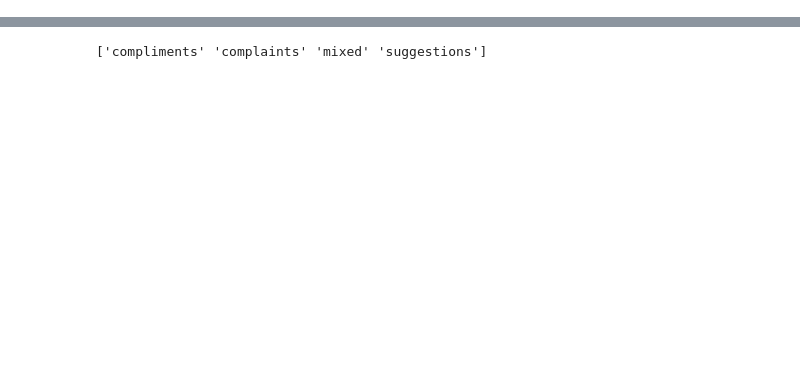
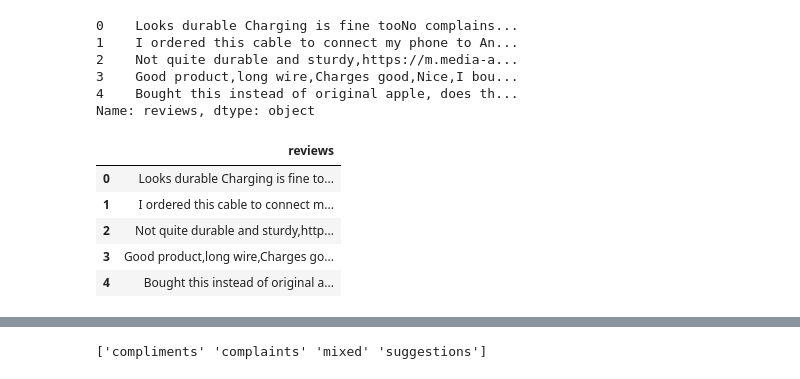
Before and after one commit to Scherzo8/Customer-Feedback-Analysis, a Jupyter notebook: notebook/label_dataset.ipynb, the cells around one changed output, grey strips where cells are left out. Cells and saved outputs as stored; diff of their text form; code cells hidden in the pictures; blank space fills up the shorter version.

```diff
--- a/notebook/label_dataset.ipynb
+++ b/notebook/label_dataset.ipynb
@@ -8,0 +29,9 @@ sentiment_analysis = pd.read_csv('../data/clean/unlabeled/sentiment_analysis_pre
+# %%
+merged_reviews.head()
+# %% [output]
+0    Looks durable Charging is fine tooNo complains...
+1    I ordered this cable to connect my phone to An...
+2    Not quite durable and sturdy,https://m.media-a...
+3    Good product,long wire,Charges good,Nice,I bou...
+4    Bought this instead of original apple, does th...
+Name: reviews, dtype: object
@@ -8,0 +42,9 @@ sentiment_analysis = pd.read_csv('../data/clean/unlabeled/sentiment_analysis_pre
+# %%
+merged_reviews.head()
+# %% [output]
+|  | reviews |
+| 0 | Looks durable Charging is fine to... |
+| 1 | I ordered this cable to connect m... |
+| 2 | Not quite durable and sturdy,http... |
+| 3 | Good product,long wire,Charges go... |
+| 4 | Bought this instead of original a... |
```
Also changed, not shown: parts of 19 cells of this notebook.
